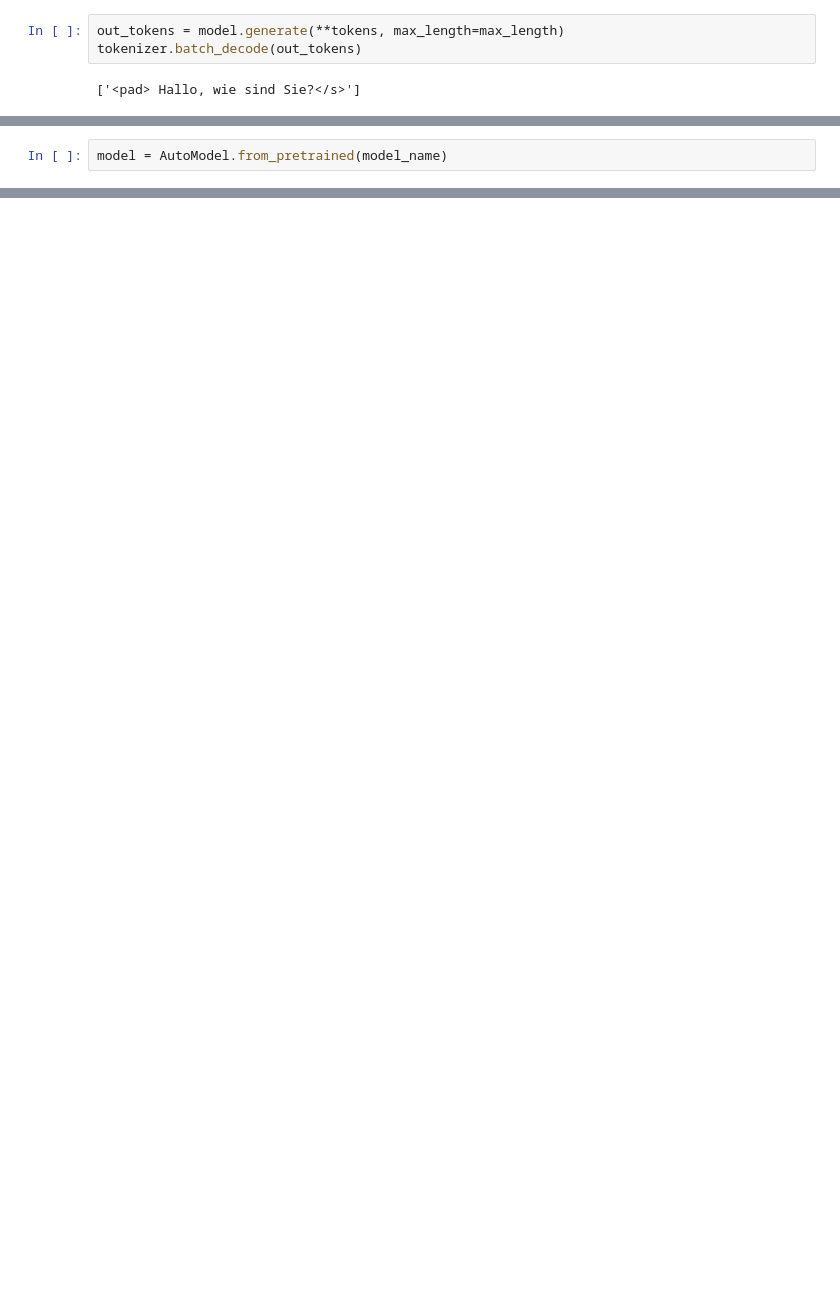
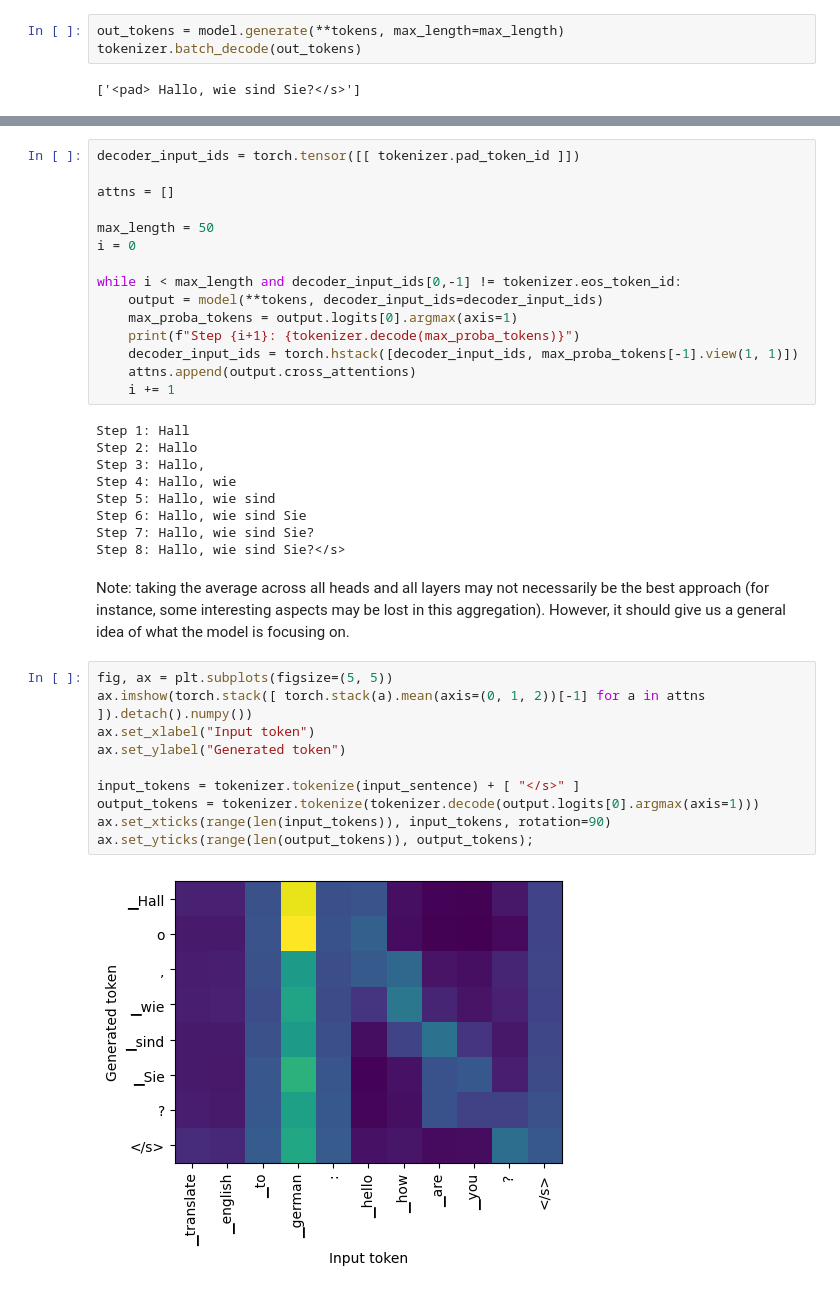
Before and after one commit to dbdmg/llm, a Jupyter notebook: lab02/solution2.ipynb, the cells around one changed output, grey strips where cells are left out. Drawn from its saved outputs; the diff is of its cells as text; blank space fills up the shorter version.

```diff
--- a/lab02/solution2.ipynb
+++ b/lab02/solution2.ipynb
@@ -630,2 +614,0 @@ tensor([[[-22.2360, -10.7458, -15.3099,  ..., -41.3863, -41.2533, -41.2233]]],
-# %%
-model = AutoModel.from_pretrained(model_name)
@@ -635,0 +669,38 @@ torch.Size([1, 1, 768])
+# %%
+decoder_input_ids = torch.tensor([[ tokenizer.pad_token_id ]])
+
+attns = []
+
+max_length = 50
+i = 0
+
+while i < max_length and decoder_input_ids[0,-1] != tokenizer.eos_token_id:
+    output = model(**tokens, decoder_input_ids=decoder_input_ids)
+    max_proba_tokens = output.logits[0].argmax(axis=1)
+    print(f"Step {i+1}: {tokenizer.decode(max_proba_tokens)}")
+    decoder_input_ids = torch.hstack([decoder_input_ids, max_proba_tokens[-1].view(1, 1)])
+    attns.append(output.cross_attentions)
+    i += 1
+# %% [output]
+Step 1: Hall
+Step 2: Hallo
+Step 3: Hallo,
+Step 4: Hallo, wie
+Step 5: Hallo, wie sind
+Step 6: Hallo, wie sind Sie
+Step 7: Hallo, wie sind Sie?
+Step 8: Hallo, wie sind Sie?</s>
+# %% [markdown]
+Note: taking the average across all heads and all layers may not necessarily be the best approach (for instance, some interesting aspects may be lost in this aggregation). However, it should give us a general idea of what the model is focusing on.
+# %%
+fig, ax = plt.subplots(figsize=(5, 5))
+ax.imshow(torch.stack([ torch.stack(a).mean(axis=(0, 1, 2))[-1] for a in attns ]).detach().numpy())
+ax.set_xlabel("Input token")
+ax.set_ylabel("Generated token")
+
+input_tokens = tokenizer.tokenize(input_sentence) + [ "</s>" ]
+output_tokens = tokenizer.tokenize(tokenizer.decode(output.logits[0].argmax(axis=1)))
+ax.set_xticks(range(len(input_tokens)), input_tokens, rotation=90)
+ax.set_yticks(range(len(output_tokens)), output_tokens);
+# %% [output]
+[figure, added]
```
Also changed, not shown: parts of 36 cells of this notebook.
